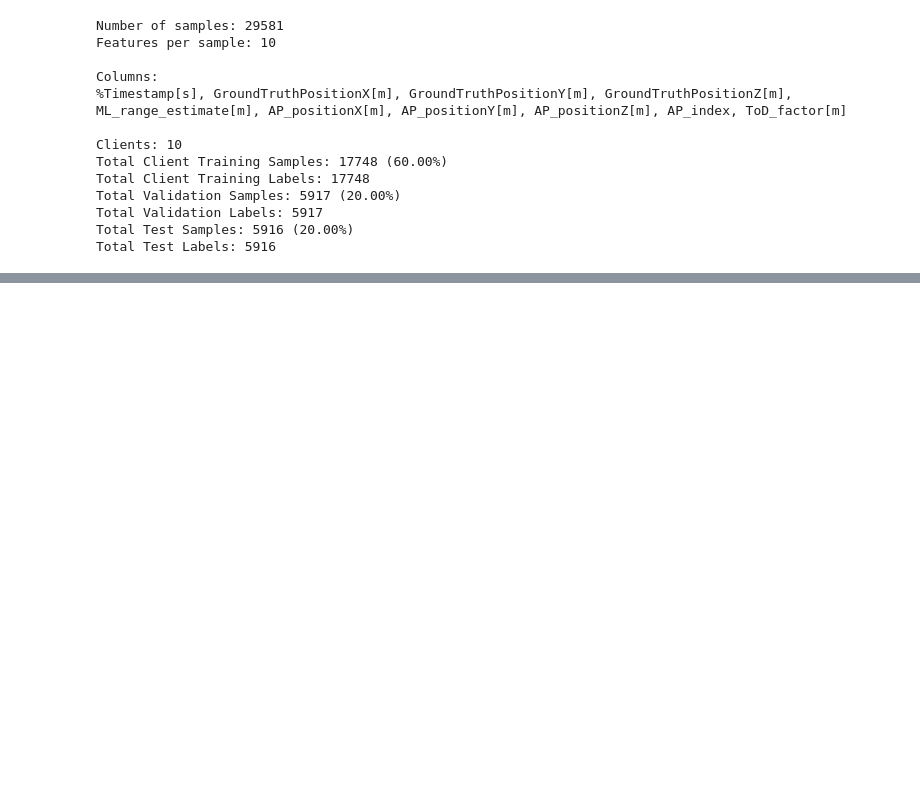
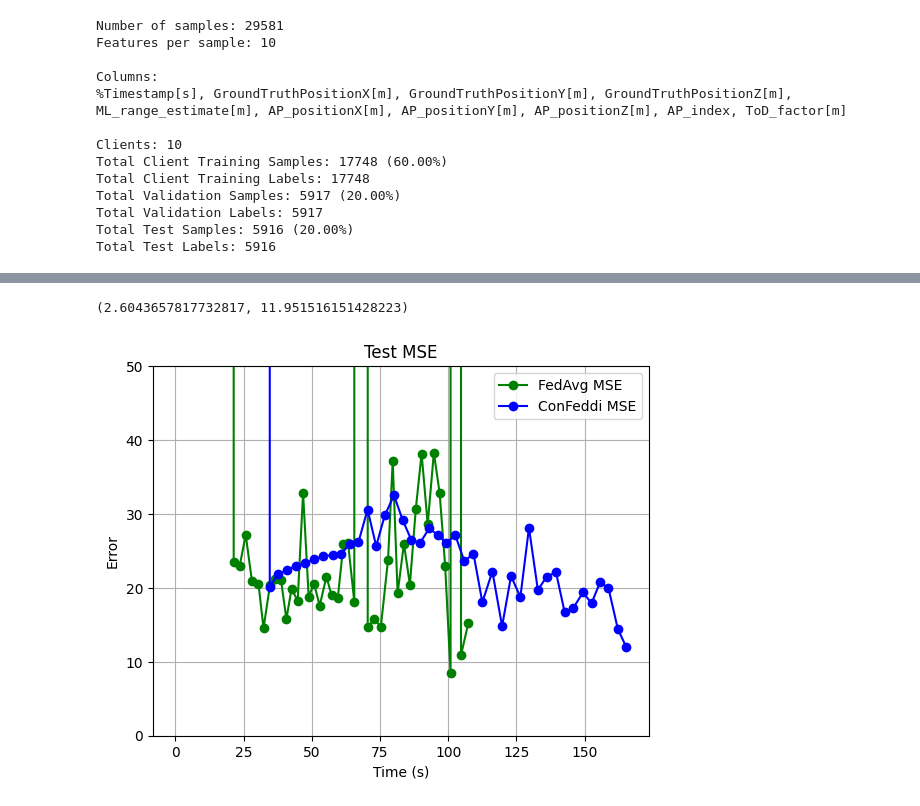
Before and after one commit to Josiah-Wallis/ConFeddi-Regression, a Jupyter notebook: test.ipynb, the cells around one changed output, grey strips where cells are left out. Cells and saved outputs as stored; diff of their text form; code cells hidden in the pictures; blank space fills up the shorter version.

```diff
--- a/test.ipynb
+++ b/test.ipynb
@@ -72,0 +93,2 @@ KeyboardInterrupt:
+# %%
+w, b, fedavg_loss, fedavg_log = test.run_fedavg_test(rounds = 50, frac_clients = (5/12))
@@ -72,0 +110,2 @@ KeyboardInterrupt:
+# %%
+w, b, conf_loss, conf_log = test.run_confeddi_test(1, 1000, rounds = 50, context = [0, 2])
@@ -72,0 +123,8 @@ KeyboardInterrupt:
+# %%
+test.average_error((w, b))
+# %% [output]
+(2.6043657817732817, 11.951516151428223)
+# %%
+test.plot_error([(fedavg_log, fedavg_loss), (conf_log, conf_loss)], ['green', 'blue'], ['FedAvg MSE', 'ConFeddi MSE'], (0, 50))
+# %% [output]
+[figure, added]
```
Also changed, not shown: parts of 12 cells of this notebook, 9 other files.
